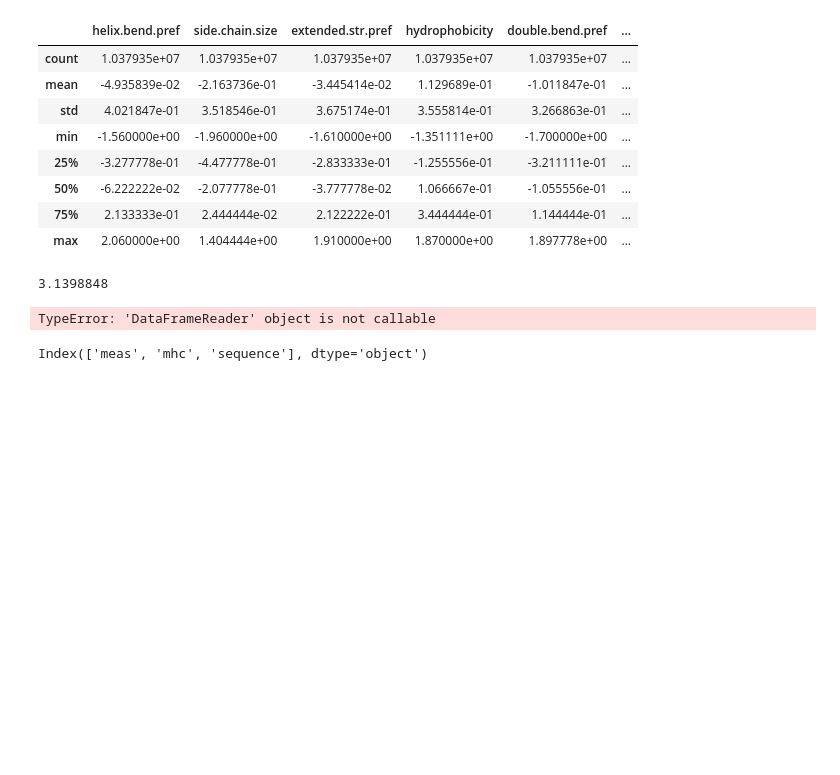
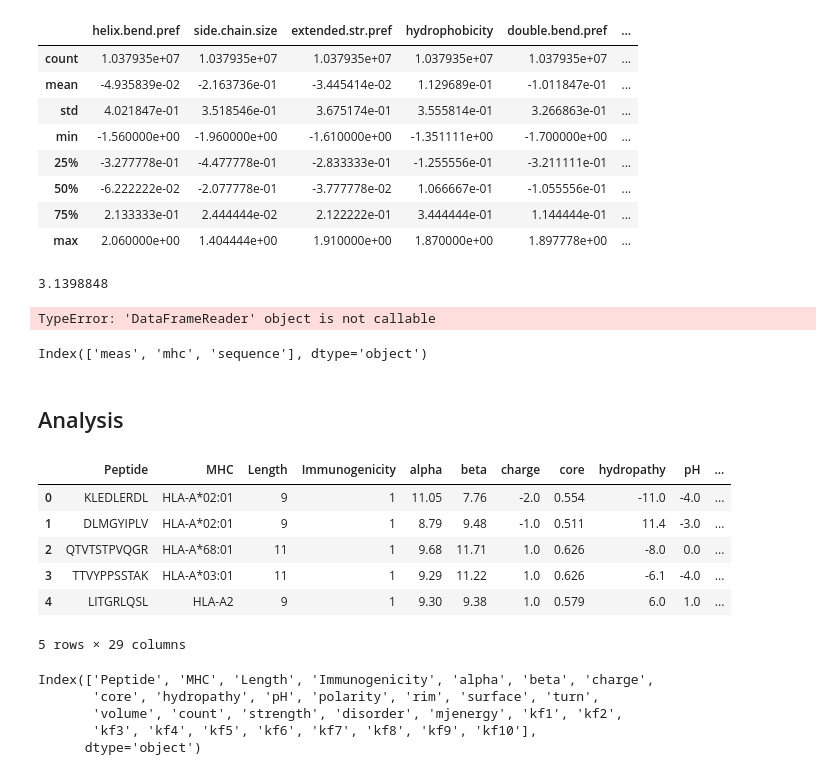
Before and after one commit to antigenomics/ipred, a Jupyter notebook: Untitled.ipynb, the cells around one changed output. Saved outputs shown, nothing was run; the diff lists cells and outputs as text; code cells hidden in the pictures; blank space fills up the shorter version.

```diff
--- a/Untitled.ipynb
+++ b/Untitled.ipynb
@@ -180,3 +175,5 @@ for key in mdf.groups.keys():
 with open('output/test/meta.txt', 'w') as meta:
     for key in mdf.groups.keys():
         meta.write(key+'\n')
+# %% [markdown]
+## Analysis
@@ -182,0 +198,18 @@ with open('output/test/meta.txt', 'w') as meta:
+# %%
+idf.head()
+# %% [output]
+|  | Peptide | MHC | Length | Immunogenicity | alpha | beta | charge | core | hydropathy | pH | ... |
+| 0 | KLEDLERDL | HLA-A*02:01 | 9 | 1 | 11.05 | 7.76 | -2.0 | 0.554 | -11.0 | -4.0 | ... |
+| 1 | DLMGYIPLV | HLA-A*02:01 | 9 | 1 | 8.79 | 9.48 | -1.0 | 0.511 | 11.4 | -3.0 | ... |
+| 2 | QTVTSTPVQGR | HLA-A*68:01 | 11 | 1 | 9.68 | 11.71 | 1.0 | 0.626 | -8.0 | 0.0 | ... |
+| 3 | TTVYPPSSTAK | HLA-A*03:01 | 11 | 1 | 9.29 | 11.22 | 1.0 | 0.626 | -6.1 | -4.0 | ... |
+| 4 | LITGRLQSL | HLA-A2 | 9 | 1 | 9.30 | 9.38 | 1.0 | 0.579 | 6.0 | 1.0 | ... |
+5 rows × 29 columns
+# %%
+idf.columns
+# %% [output]
+Index(['Peptide', 'MHC', 'Length', 'Immunogenicity', 'alpha', 'beta', 'charge',
+       'core', 'hydropathy', 'pH', 'polarity', 'rim', 'surface', 'turn',
+       'volume', 'count', 'strength', 'disorder', 'mjenergy', 'kf1', 'kf2',
+       'kf3', 'kf4', 'kf5', 'kf6', 'kf7', 'kf8', 'kf9', 'kf10'],
+      dtype='object')
```
Also changed, not shown: parts of 12 cells of this notebook, 10 other files.
